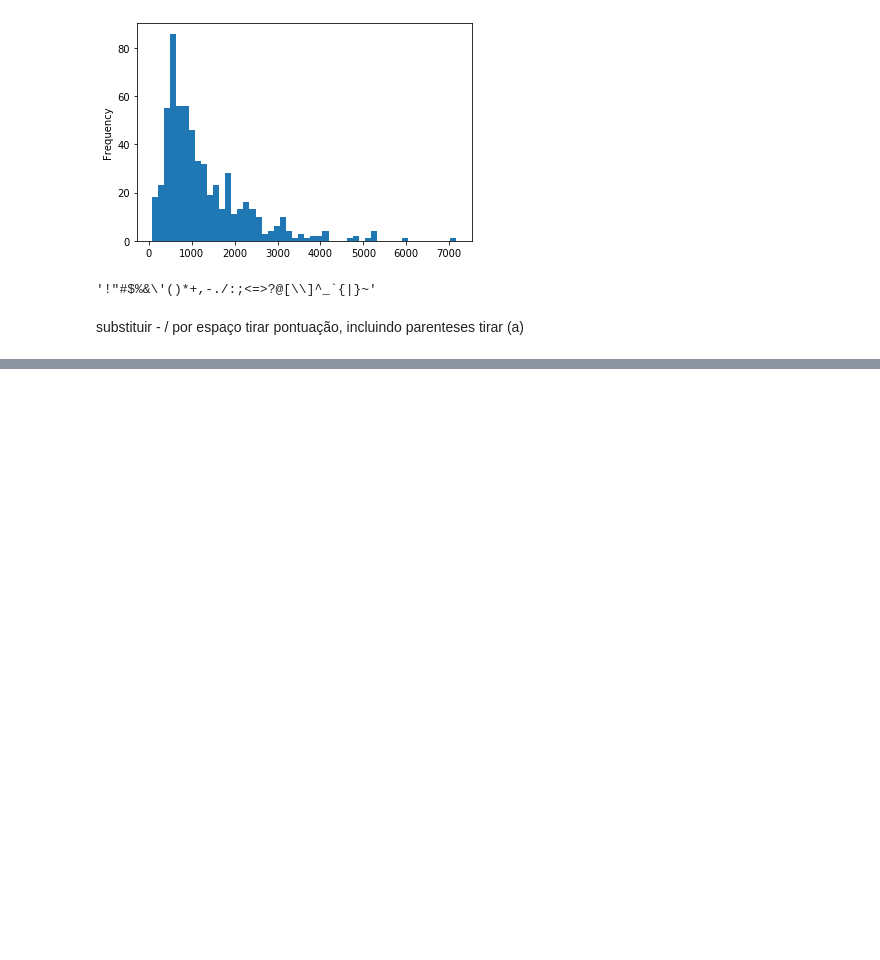
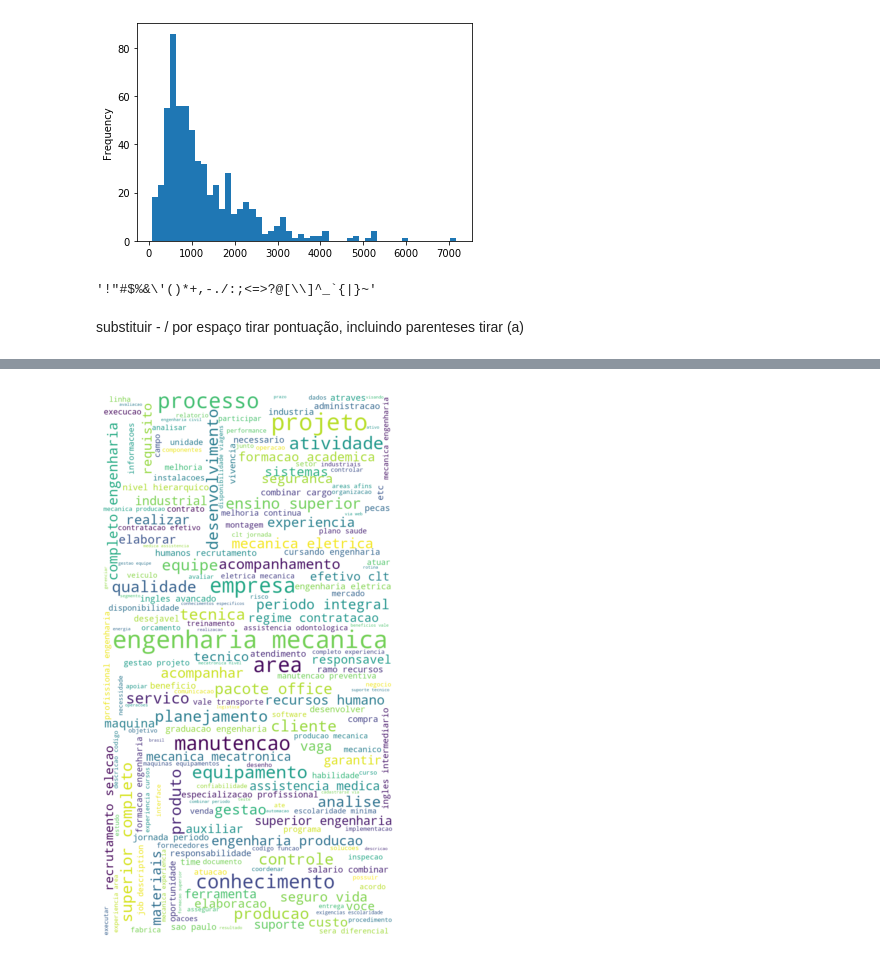
Before and after one commit to marcellohro-hub/Linkedin_scraping-and-analysis, a Jupyter notebook: Analysis.ipynb, the cells around one changed output, grey strips where cells are left out. Saved outputs shown, nothing was run; the diff lists cells and outputs as text; code cells hidden in the pictures; blank space fills up the shorter version.

```diff
--- a/Analysis.ipynb
+++ b/Analysis.ipynb
@@ -231,0 +230,23 @@ stopwords[0:10] ##show some stopwords
+# %%
+def text_process(mess):
+    """
+    Takes in a string of text, then performs the following:
+    1. Remove all punctuation
+    2. Remove all stopwords
+    3. Returns a list of the cleaned text
+    """
+    # Check characters to see if they are in punctuation
+    norm = [char for char in mess if char not in string.punctuation]
+    # tirar acentos
+    norm = [char.replace('á','a').replace('é','e').replace('ã','a').replace('í','i').replace('ó','o').replace('ú','u').replace('ç','c')\
+           .replace('ê','e').replace('â','a').replace('õ','o').replace('ô','o') for char in norm]
+    # Join the characters again to form the string.
+    norm = ''.join(norm)
+
+    # Put chars in lower case
+    norm = norm.lower()
+
+    # Now just remove any stopwords
+    return [word for word in norm.split() if word.lower() not in stopwords]
+# %%
+Desc=df['Description'].apply(text_process)
@@ -231,0 +268,2 @@ stopwords[0:10] ##show some stopwords
+# %%
+lst=[element for list_ in Desc for element in list_]
@@ -231,0 +298,12 @@ stopwords[0:10] ##show some stopwords
+# %%
+text=' '.join(lst)
+# %%
+wc= WordCloud(background_color="white", random_state=1, max_words = 200, width =800, height = 1500)
+wc.generate(text)
+
+plt.figure(figsize=[10,10])
+plt.imshow(wc,interpolation="bilinear")
+plt.axis('off')
+plt.show()
+# %% [output]
+[figure, added]
```
Also changed, not shown: parts of 31 cells of this notebook.
